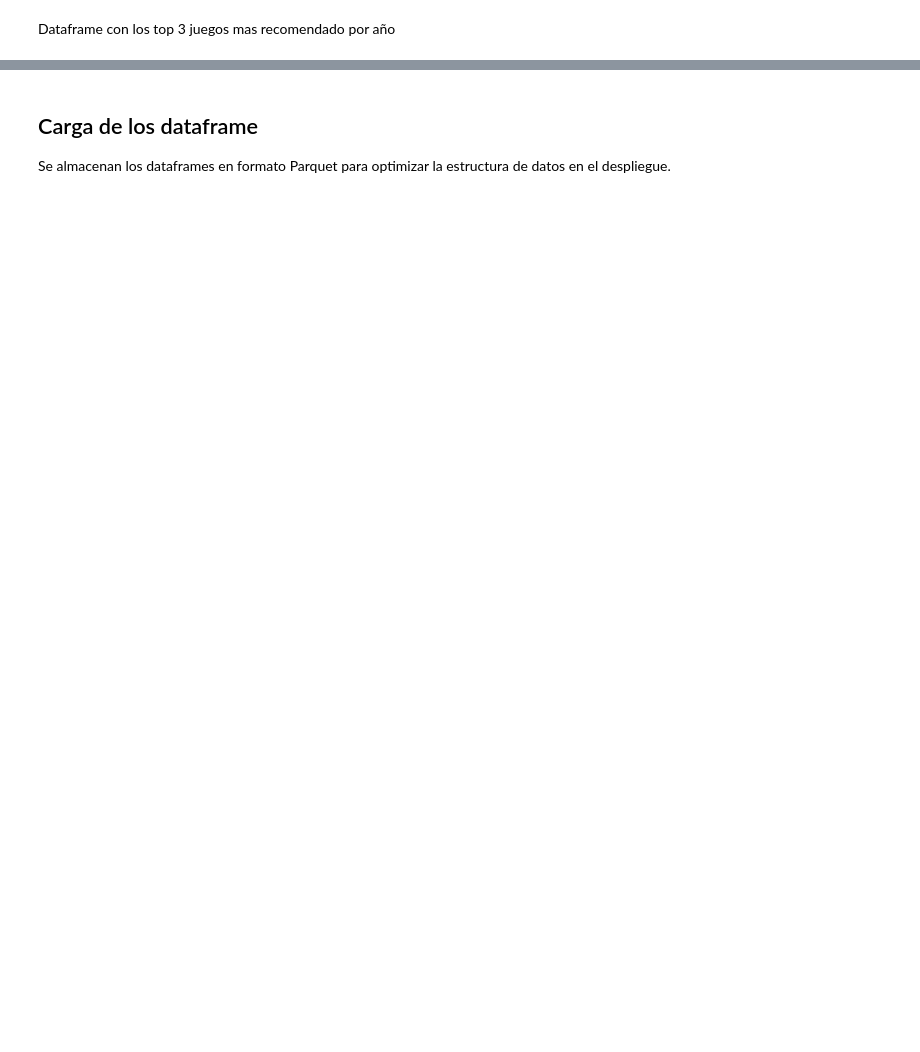
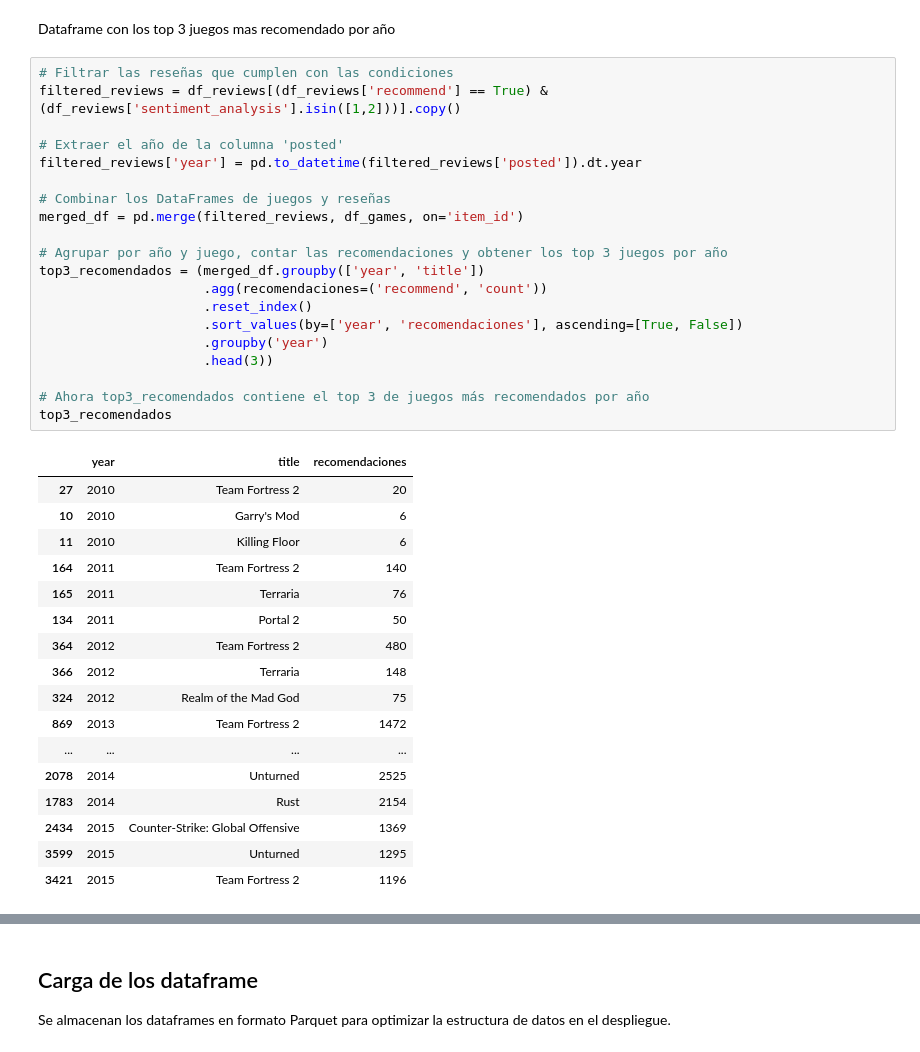
Before and after one commit to edwinpro/MLOps_videogames, a Jupyter notebook: Notebooks/Feature_Engineering.ipynb, the cells around one changed output, grey strips where cells are left out. Cells and saved outputs as stored; diff of their text form; blank space fills up the shorter version.

```diff
--- a/Notebooks/Feature_Engineering.ipynb
+++ b/Notebooks/Feature_Engineering.ipynb
@@ -205,3 +204,41 @@ Dataframe con la acumulación de horas jugadas por año de los usuarios contenid
 [297 rows x 3 columns]
 # %% [markdown]
 Dataframe con los top 3 juegos mas recomendado por año
+# %%
+# Filtrar las reseñas que cumplen con las condiciones
+filtered_reviews = df_reviews[(df_reviews['recommend'] == True) & (df_reviews['sentiment_analysis'].isin([1,2]))].copy()
+
+# Extraer el año de la columna 'posted'
+filtered_reviews['year'] = pd.to_datetime(filtered_reviews['posted']).dt.year
+
+# Combinar los DataFrames de juegos y reseñas
+merged_df = pd.merge(filtered_reviews, df_games, on='item_id')
+
+# Agrupar por año y juego, contar las recomendaciones y obtener los top 3 juegos por año
+top3_recomendados = (merged_df.groupby(['year', 'title'])
+                     .agg(recomendaciones=('recommend', 'count'))
+                     .reset_index()
+                     .sort_values(by=['year', 'recomendaciones'], ascending=[True, False])
+                     .groupby('year')
+                     .head(3))
+
+# Ahora top3_recomendados contiene el top 3 de juegos más recomendados por año
+top3_recomendados
+# %% [output]
+|  | year | title | recomendaciones |
+| 27 | 2010 | Team Fortress 2 | 20 |
+| 10 | 2010 | Garry's Mod | 6 |
+| 11 | 2010 | Killing Floor | 6 |
+| 164 | 2011 | Team Fortress 2 | 140 |
+| 165 | 2011 | Terraria | 76 |
+| 134 | 2011 | Portal 2 | 50 |
+| 364 | 2012 | Team Fortress 2 | 480 |
+| 366 | 2012 | Terraria | 148 |
+| 324 | 2012 | Realm of the Mad God | 75 |
+| 869 | 2013 | Team Fortress 2 | 1472 |
+| ... | ... | ... | ... |
+| 2078 | 2014 | Unturned | 2525 |
+| 1783 | 2014 | Rust | 2154 |
+| 2434 | 2015 | Counter-Strike: Global Offensive | 1369 |
+| 3599 | 2015 | Unturned | 1295 |
+| 3421 | 2015 | Team Fortress 2 | 1196 |
```
Also changed, not shown: parts of 8 cells of this notebook, 5 other files.
